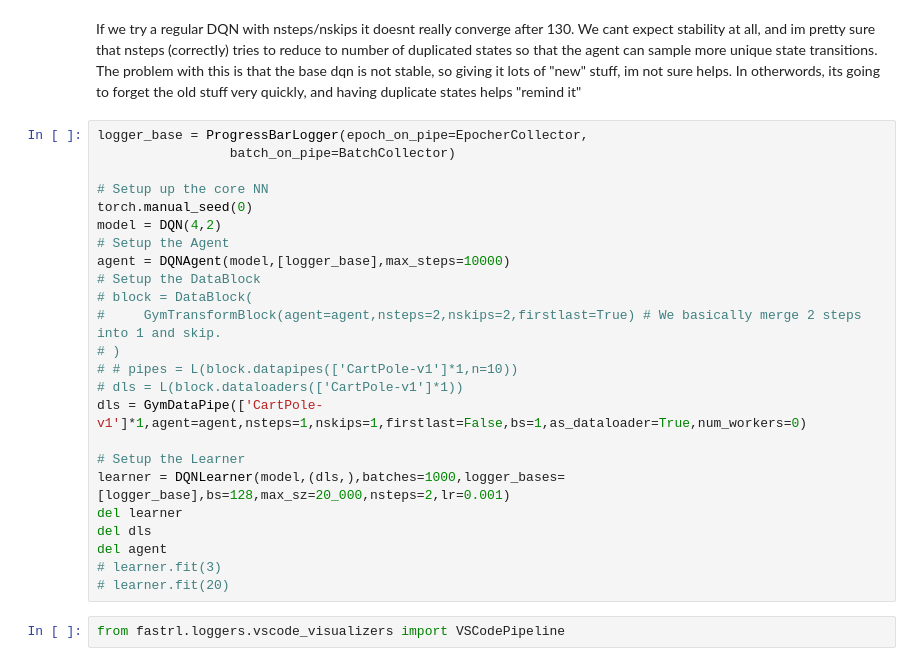
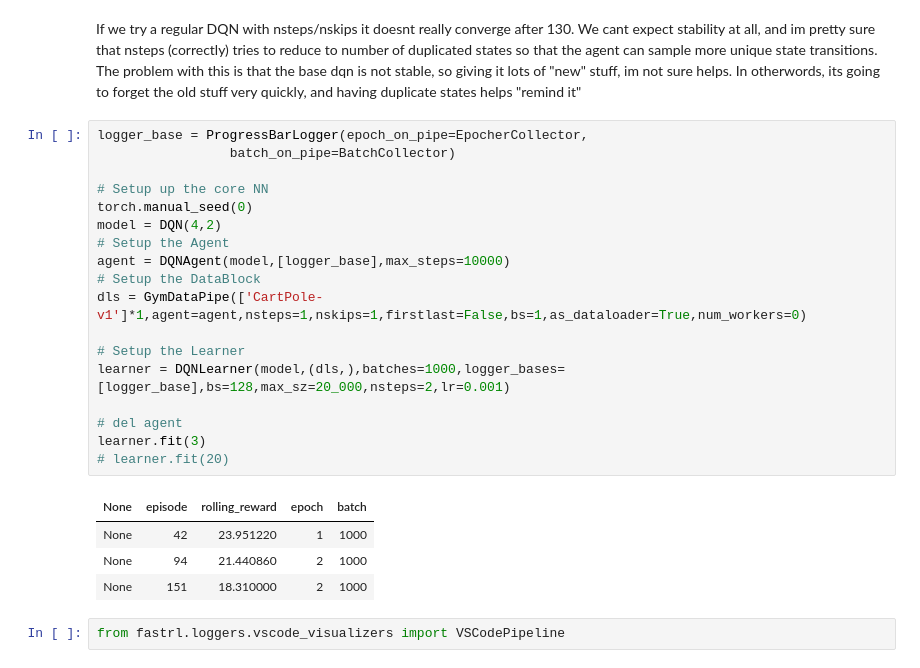
Before and after one commit to josiahls/fastrl, a Jupyter notebook: nbs/07_Agents/01_Discrete/12g_agents.dqn.basic.ipynb, the cells around one changed output. Cells and saved outputs as stored; diff of their text form.

```diff
--- a/nbs/07_Agents/01_Discrete/12g_agents.dqn.basic.ipynb
+++ b/nbs/07_Agents/01_Discrete/12g_agents.dqn.basic.ipynb
@@ -295,27 +297,26 @@ If we try a regular DQN with nsteps/nskips it doesnt really converge after 130.
 # %%
 logger_base = ProgressBarLogger(epoch_on_pipe=EpocherCollector,
                  batch_on_pipe=BatchCollector)
 
 # Setup up the core NN
 torch.manual_seed(0)
 model = DQN(4,2)
 # Setup the Agent
 agent = DQNAgent(model,[logger_base],max_steps=10000)
 # Setup the DataBlock
-# block = DataBlock(
-#     GymTransformBlock(agent=agent,nsteps=2,nskips=2,firstlast=True) # We basically merge 2 steps into 1 and skip.
-# )
-# # pipes = L(block.datapipes(['CartPole-v1']*1,n=10))
-# dls = L(block.dataloaders(['CartPole-v1']*1))
 dls = GymDataPipe(['CartPole-v1']*1,agent=agent,nsteps=1,nskips=1,firstlast=False,bs=1,as_dataloader=True,num_workers=0)
 
 # Setup the Learner
 learner = DQNLearner(model,(dls,),batches=1000,logger_bases=[logger_base],bs=128,max_sz=20_000,nsteps=2,lr=0.001)
-del learner
-del dls
-del agent
-# learner.fit(3)
+
+# del agent
+learner.fit(3)
 # learner.fit(20)
+# %% [output]
+| None | episode | rolling_reward | epoch | batch |
+| None | 42 | 23.951220 | 1 | 1000 |
+| None | 94 | 21.440860 | 2 | 1000 |
+| None | 151 | 18.310000 | 2 | 1000 |
 # %%
 from fastrl.loggers.vscode_visualizers import VSCodePipeline
 # %%
```
Also changed, not shown: parts of 7 cells of this notebook, 2 other files.
